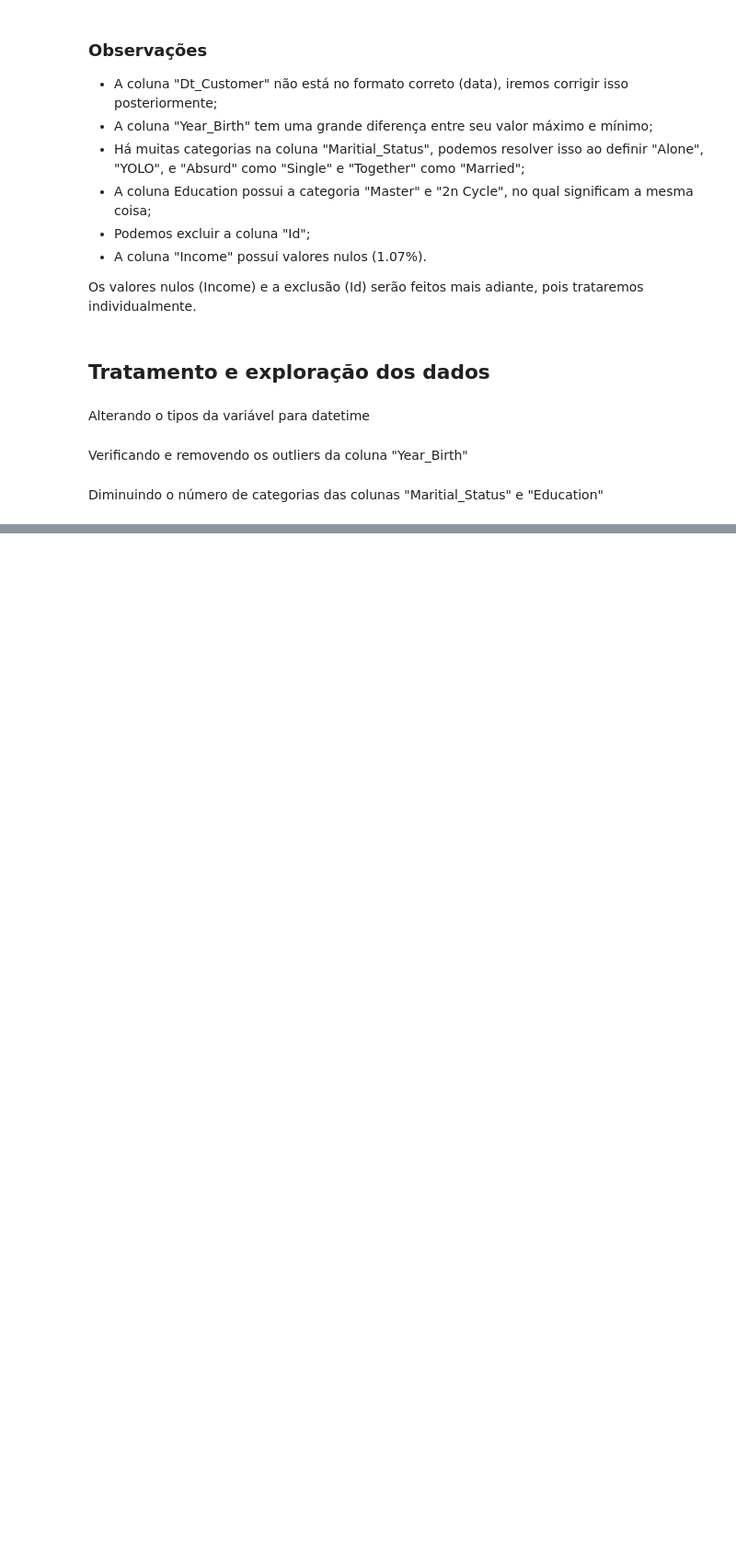
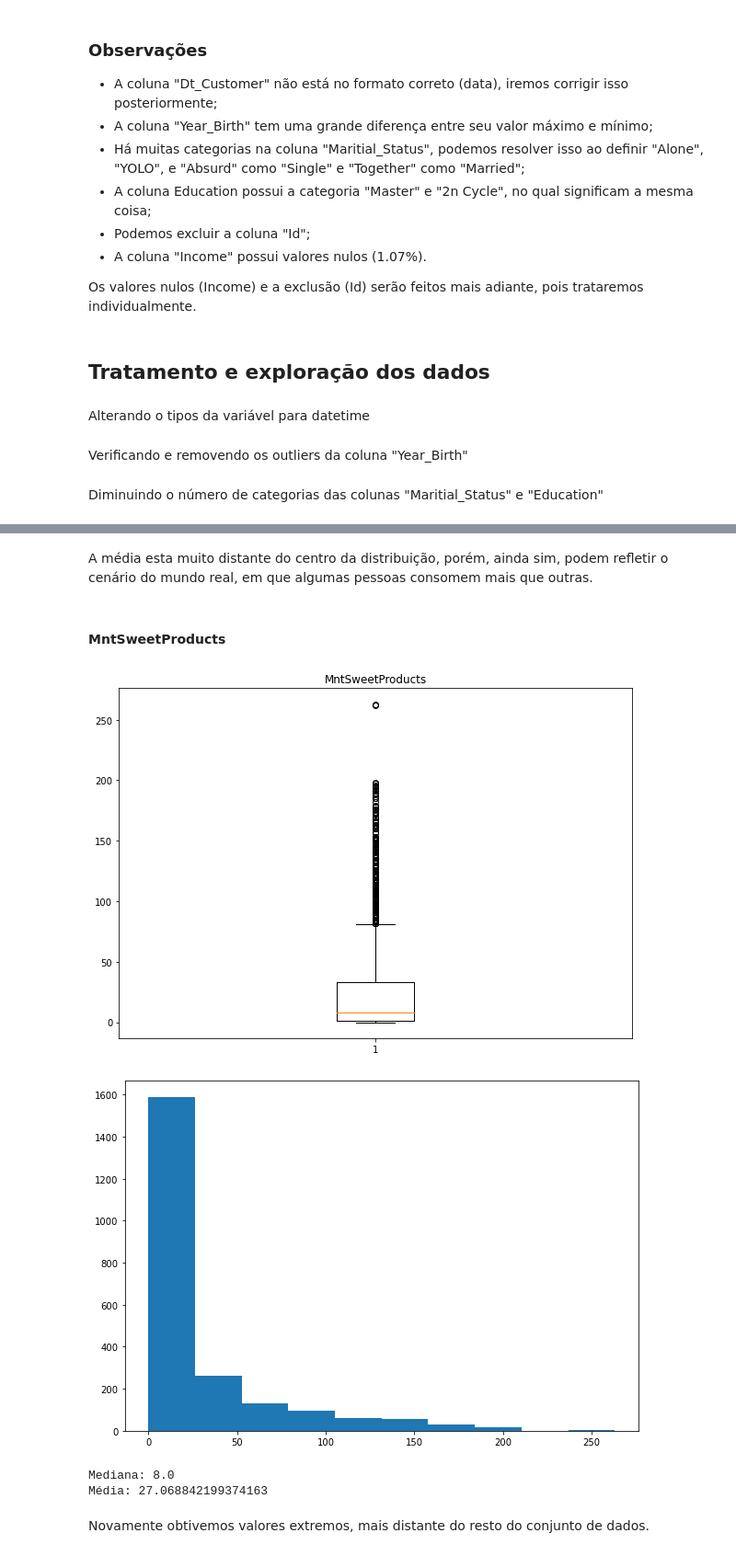
Before and after one commit to luigichaves/store_analysis, a Jupyter notebook: store.ipynb, the cells around one changed output, grey strips where cells are left out. Shown: that part at 92% size. Cells and saved outputs as stored; diff of their text form; code cells hidden in the pictures; blank space fills up the shorter version.

```diff
--- a/store.ipynb
+++ b/store.ipynb
@@ -122,0 +191,21 @@ df.loc[df['Income'].isnull()]
+# %% [markdown]
+A média esta muito distante do centro da distribuição, porém, ainda sim, podem refletir o cenário do mundo real, em que algumas pessoas consomem mais que outras.
+# %% [markdown]
+#### MntSweetProducts
+# %%
+plt.title('MntSweetProducts')
+plt.boxplot(df['MntSweetProducts'])
+plt.show()
+
+plt.hist(df['MntSweetProducts'])
+plt.show()
+
+print('Mediana: {}' .format(df['MntSweetProducts'].median()))
+print('Média: {}' .format(df['MntSweetProducts'].mean()))
+# %% [output]
+[figure, added]
+[figure, added]
+Mediana: 8.0
+Média: 27.068842199374163
+# %% [markdown]
+Novamente obtivemos valores extremos, mais distante do resto do conjunto de dados.
```
Also changed, not shown: parts of 27 cells of this notebook.
